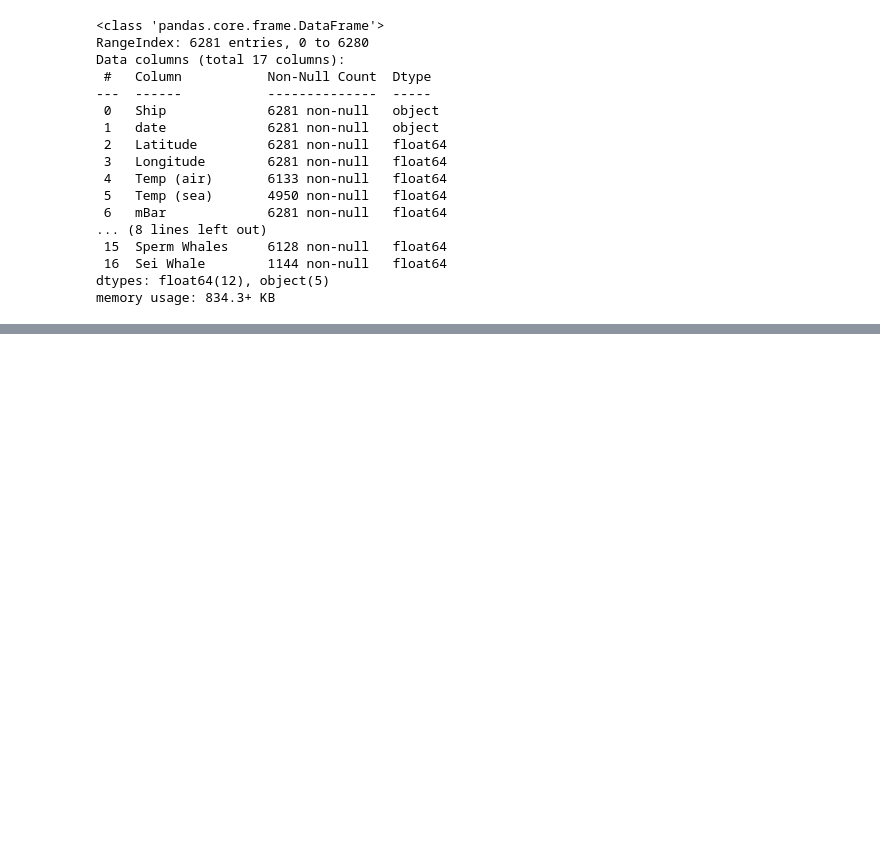
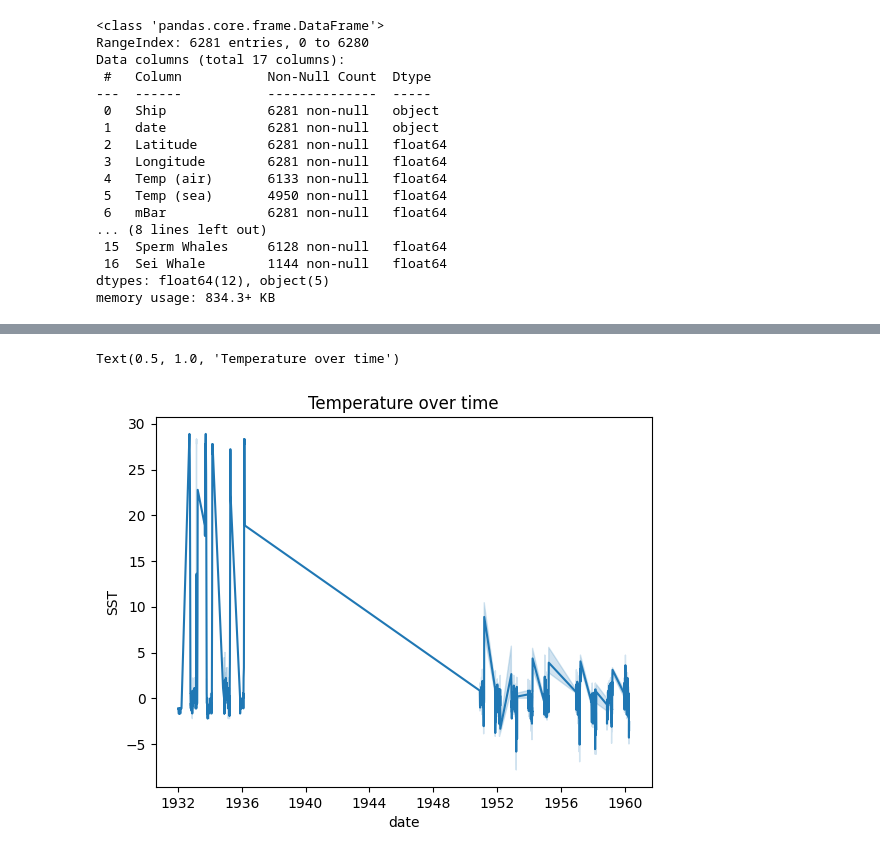
Before and after one commit to wandang2002/CDS-301, a Jupyter notebook: draft1.ipynb, the cells around one changed output, grey strips where cells are left out. Cells and saved outputs as stored; diff of their text form; code cells hidden in the pictures; blank space fills up the shorter version.

```diff
--- a/draft1.ipynb
+++ b/draft1.ipynb
@@ -39,3 +39,9 @@ climate_df['date'] = pd.to_datetime(
     climate_df[['YR', 'MO', 'DY']].rename(columns={'YR': 'year', 'MO': 'month', 'DY': 'day'}),
     errors='coerce'
 )
+
+# Drop columns that have all NA values
+climate_df = climate_df.dropna(axis=1, how='all')
+
+# Keep only the columns with more than one unique value
+climate_df = climate_df.loc[:, climate_df.nunique() > 1]
@@ -82,0 +70,6 @@ fig.show()
+# %%
+sns.lineplot(data=climate_df, x='date', y='SST')
+plt.title('Temperature over time')
+# %% [output]
+Text(0.5, 1.0, 'Temperature over time')
+[figure, added]
```
Also changed, not shown: parts of 13 cells of this notebook, 11 other files.
